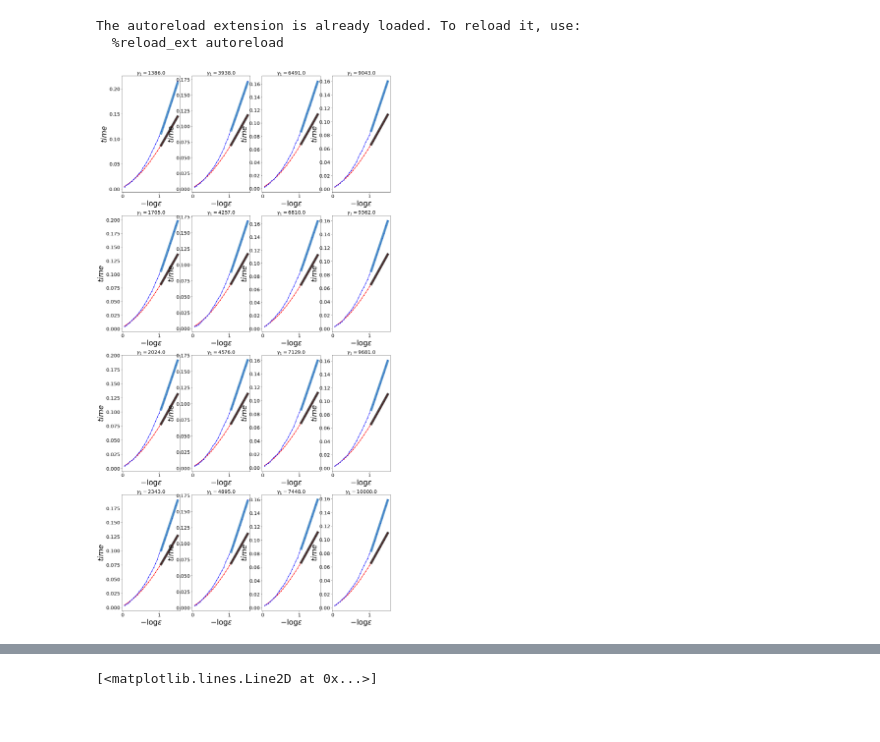
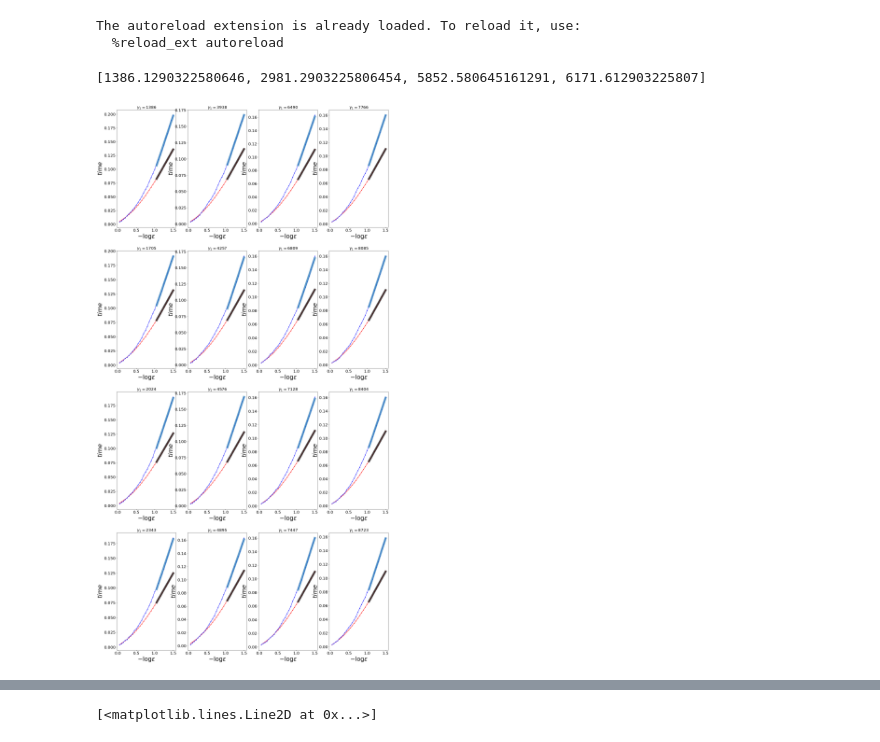
Before and after one commit to matibilkis/cdisc, a Jupyter notebook: analysis/sweep_gamma_betterSlope.ipynb, the cells around one changed output, grey strips where cells are left out. Drawn from its saved outputs; the diff is of its cells as text; code cells hidden in the pictures.

Commit message:
analysis with more points in b, to get cleaner slopes. But i had this typo in the deterministic error and corerceted it, now its two times smaller ! wtf

```diff
--- a/analysis/sweep_gamma_betterSlope.ipynb
+++ b/analysis/sweep_gamma_betterSlope.ipynb
@@ -47,35 +47,19 @@ bneg = boundsB[boundsB<0]
 stoch = []
 det = []
 errs = []
-Ntraj = 1000
+Ntraj = 30000
 for gamma in tqdm(gammas):
     try:
         exp_path = "sweep_gamma/{}".format(gamma)
-        save_path = get_path_config(exp_path=exp_path,total_time=8., dt=1e-4, noitraj=True)+"B{}_db{}/".format(B,dB)
+        save_path = get_path_config(exp_path=exp_path,total_time=8., dt=1e-4, noitraj=True)+"B{}_db{}_{}/".format(B,dB,Ntraj)
         stoch.append(np.load(save_path+"times_to_err_stoch.npy"))
-        #det.append(np.load(save_path+"times_to_err_det.npy"))
-
-        with open(save_path+"deter.pickle","rb") as f:
-            deter = pickle.load(f)
-
-        alphas = list(deter["h1/h0"].values())
-        betas = list(deter["h0/h1"].values())
-
-        alphas = 1-np.stack(alphas)
-        betas = np.stack(betas)
-
-        avg_err= lambda b: (1-np.exp(-abs(b)))/(np.exp(abs(b)) - np.exp(-abs(b)))
-
-        errs_bound = np.array([avg_err(b) for b in bpos])
-        tot_err = 0.5*(alphas+betas)
-
-        bb = np.argmin(np.abs(boundsB))
-        symmetric = tot_err[bb,:]
-        times_to_errs_det = np.array([timind[np.argmin(np.abs(symmetric - bound_err))] for bound_err in errs_bound])
-
-        det.append(times_to_errs_det)
+        det.append(np.load(save_path+"times_to_err_det.npy"))
     except Exception:
         errs.append(gamma)
+# %%
+errs
+# %% [output]
+[1386.1290322580646, 2981.2903225806454, 5852.580645161291, 6171.612903225807]
 # %%
 
 stoch = np.stack(stoch)
@@ -85,24 +69,24 @@ ini = 20
 fini = 30
 # %%
 slopes_det, slopes_stoch = [], []
-plt.figure(figsize=(40,40))
+plt.figure(figsize=(50,50))
 for i in tqdm(range(stoch.shape[0])):
     if (i == 0):
         continue
     ax = plt.subplot2grid((4,8),(i%4, i//8))
-    ax.set_title(r'$\gamma_1 = $'+str(np.round(gammas[i],0)), size=20)
+    ax.set_title(r'$\gamma_1 = $'+str(int(gammas[i])), size=20)
     ax.plot(bpos[:fini],stoch[i,:][:fini],'.-',color="red")
     ax.plot(bpos[:fini],det[i,:][:fini],'.-', color="blue")
     slope_det, oo_det = np.polyfit(bpos[ini:fini], det[i,:][ini:fini], 1)
     ax.plot(bpos[ini:fini], slope_det*bpos[ini:fini] + oo_det,linewidth=10, alpha=0.7)
     slope_stoch, oo_stoch = np.polyfit(bpos[ini:fini], stoch[i,:][ini:fini], 1)
     ax.plot(bpos[ini:fini], slope_stoch*bpos[ini:fini] + oo_stoch,color="black",linewidth=10, alpha=0.7)
     slopes_stoch.append(slope_stoch)
     slopes_det.append(slope_det)
     ax.set_xlabel(r'$-\log \epsilon$',size=30)
     ax.set_ylabel(r'$time$',size=30)
     ax.xaxis.set_tick_params(labelsize=20)
     ax.yaxis.set_tick_params(labelsize=20)
-#plt.savefig("25K_cropped.pdf")
+plt.savefig("25K_cropped_more_points.pdf")
 # %% [output]
-[figure, old version]
+[figure, new version]
```
Also changed, not shown: parts of 9 cells of this notebook, 4 other files.
